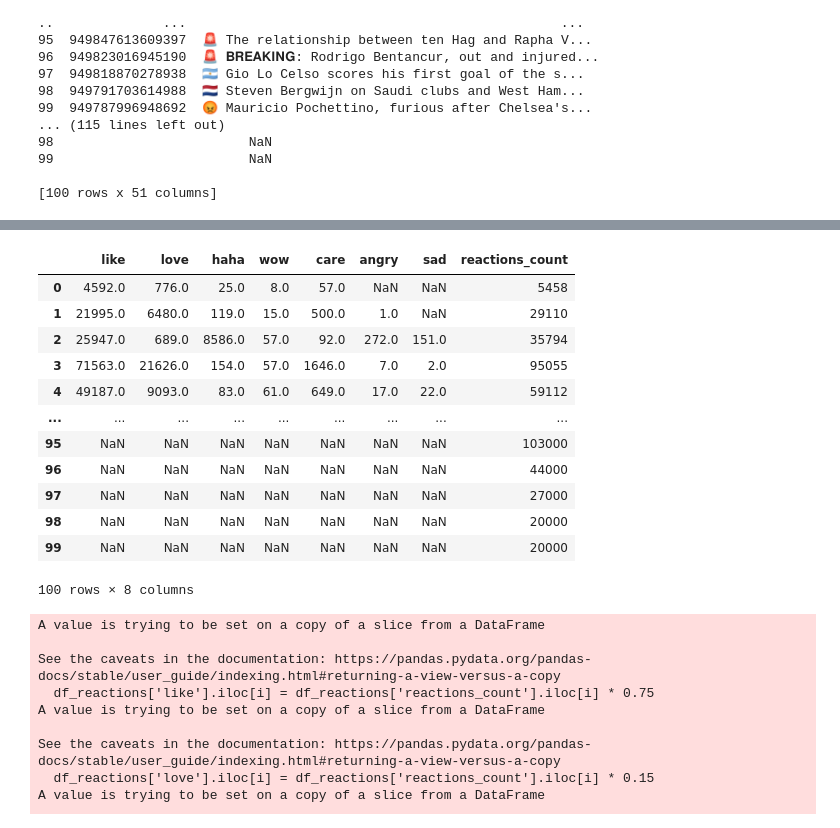
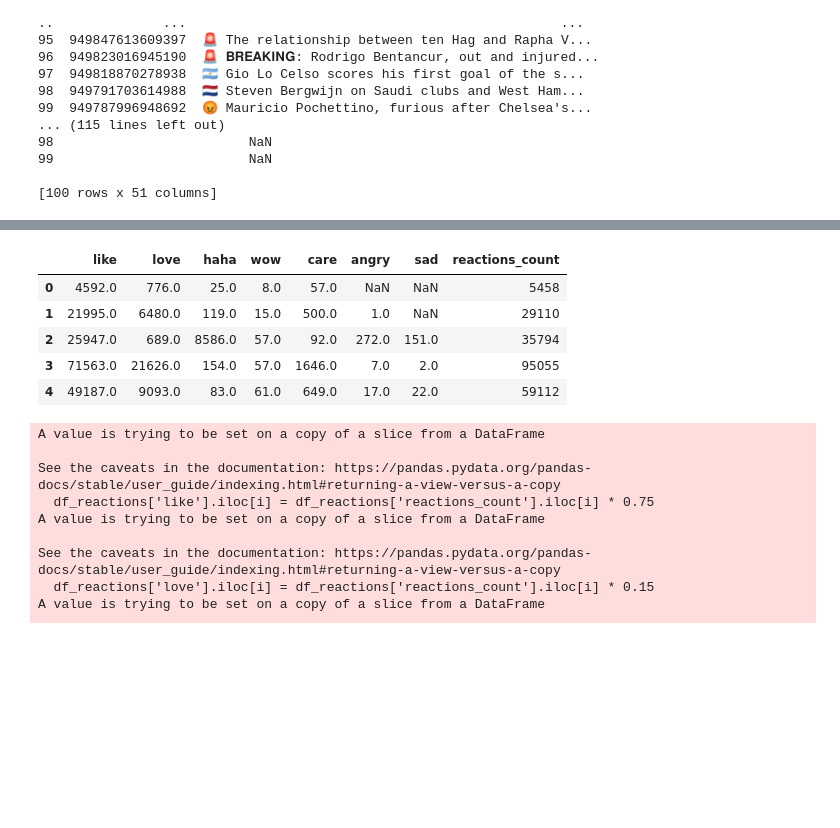
Before and after one commit to phulocnguyen/Facebook-Data-Analysis, a Jupyter notebook: Prediction.ipynb, the cells around one changed output, grey strips where cells are left out. Saved outputs shown, nothing was run; the diff lists cells and outputs as text; code cells hidden in the pictures; blank space fills up the shorter version.

```diff
--- a/Prediction.ipynb
+++ b/Prediction.ipynb
@@ -23,0 +13,3 @@ raw_df
+# %%
+pd.set_option('display.max_columns', None)
+raw_df['comments_full'].iloc[0]
@@ -72,24 +59,17 @@ df[['post_id', 'reactions']]
 # %%
 df['reactions'] = df['reactions'].apply(lambda x: eval(x) if isinstance(x, str) else x)
 df_reactions = df['reactions'].apply(pd.Series)
 df_reactions = df_reactions.drop(df_reactions.columns[-1], axis=1)
 df_reactions['reactions_count'] = df['reaction_count']
 
-df_reactions
+df_reactions.head()
 # %% [output]
 |  | like | love | haha | wow | care | angry | sad | reactions_count |
 | 0 | 4592.0 | 776.0 | 25.0 | 8.0 | 57.0 | NaN | NaN | 5458 |
 | 1 | 21995.0 | 6480.0 | 119.0 | 15.0 | 500.0 | 1.0 | NaN | 29110 |
 | 2 | 25947.0 | 689.0 | 8586.0 | 57.0 | 92.0 | 272.0 | 151.0 | 35794 |
 | 3 | 71563.0 | 21626.0 | 154.0 | 57.0 | 1646.0 | 7.0 | 2.0 | 95055 |
 | 4 | 49187.0 | 9093.0 | 83.0 | 61.0 | 649.0 | 17.0 | 22.0 | 59112 |
-| ... | ... | ... | ... | ... | ... | ... | ... | ... |
-| 95 | NaN | NaN | NaN | NaN | NaN | NaN | NaN | 103000 |
-| 96 | NaN | NaN | NaN | NaN | NaN | NaN | NaN | 44000 |
-| 97 | NaN | NaN | NaN | NaN | NaN | NaN | NaN | 27000 |
-| 98 | NaN | NaN | NaN | NaN | NaN | NaN | NaN | 20000 |
-| 99 | NaN | NaN | NaN | NaN | NaN | NaN | NaN | 20000 |
-100 rows × 8 columns
 # %%
 
 for i in range (df_reactions.shape[0]):
```
Also changed, not shown: parts of 15 cells of this notebook, 2 other files.
